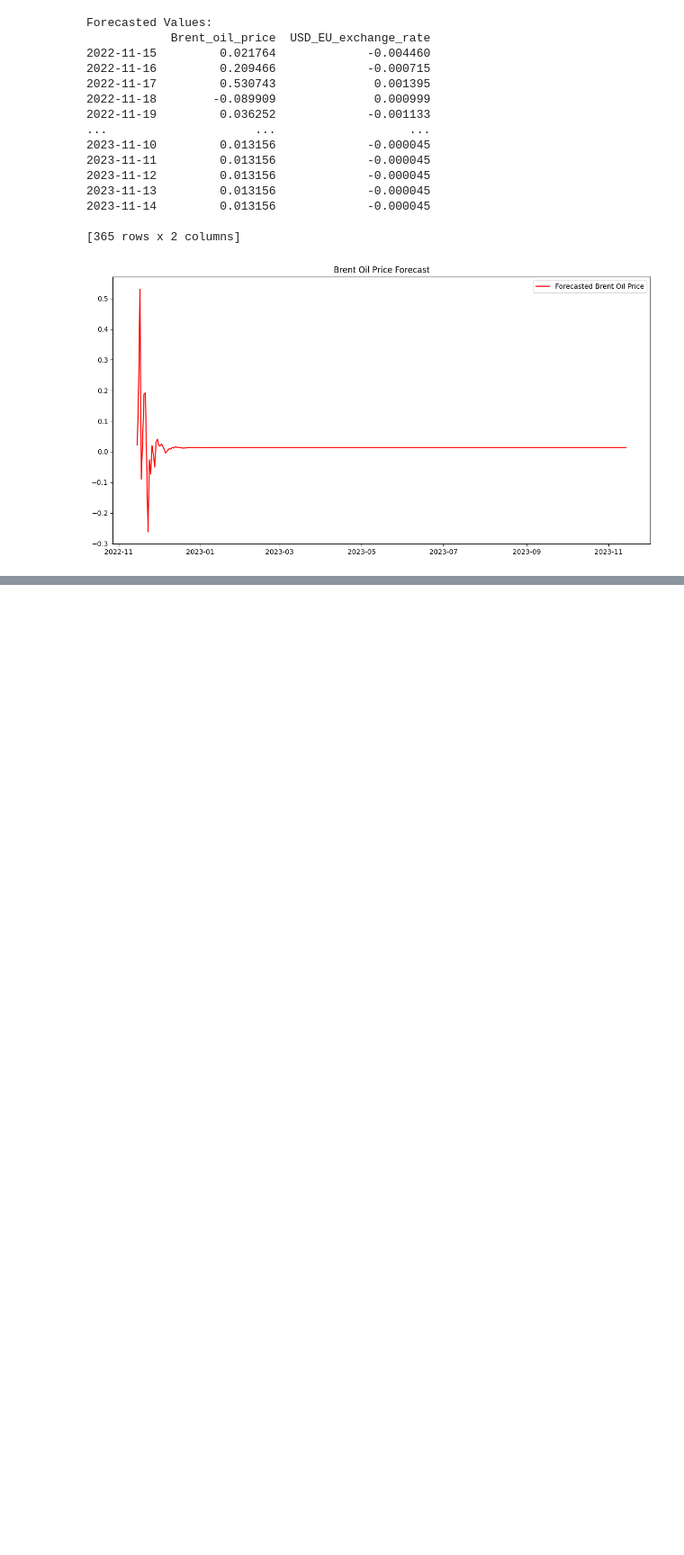
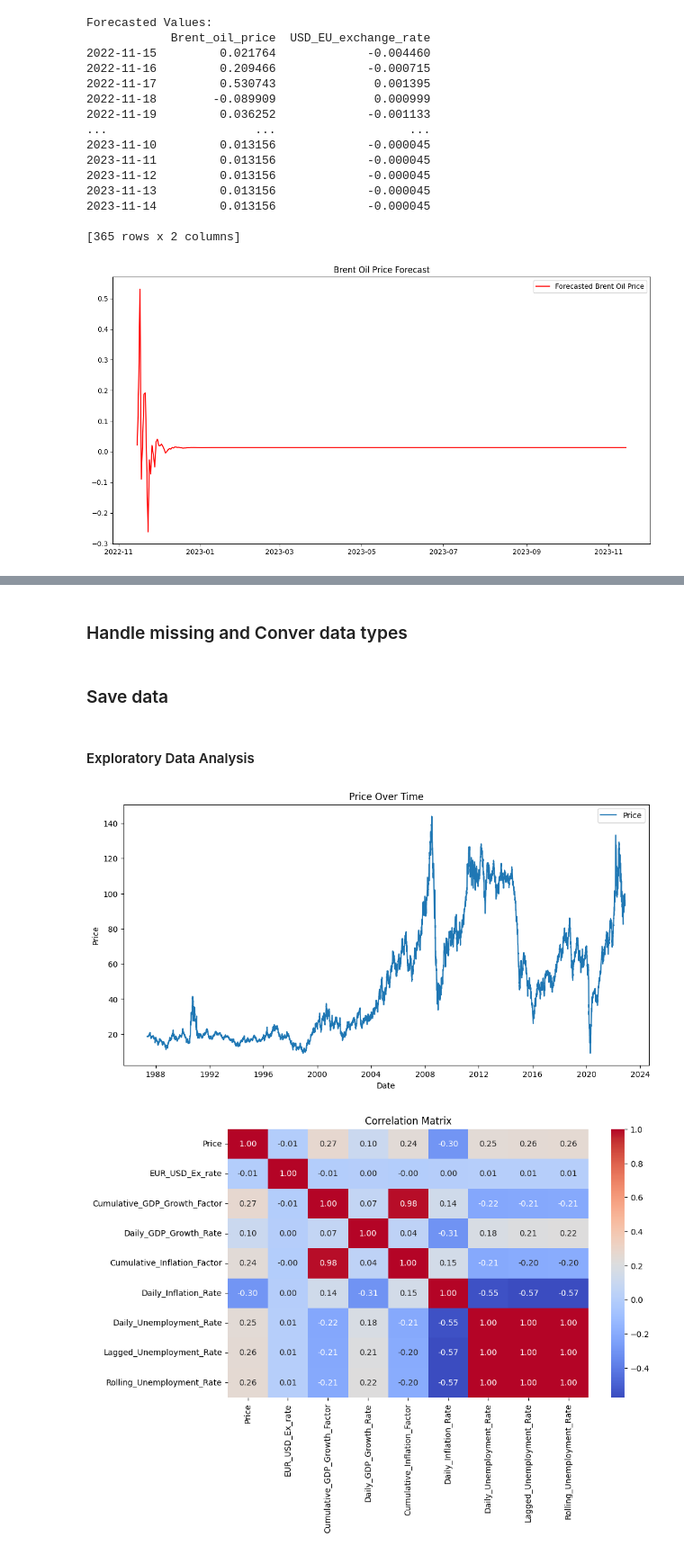
Before and after one commit to wolderufael/Brent_Oil_Price_Change_point_Analysis, a Jupyter notebook: notebook/statistical_and_econometric_model.ipynb, the cells around one changed output, grey strips where cells are left out. Shown at 90% size. Drawn from its saved outputs; the diff is of its cells as text; code cells hidden in the pictures; blank space fills up the shorter version.

```diff
--- a/notebook/statistical_and_econometric_model.ipynb
+++ b/notebook/statistical_and_econometric_model.ipynb
@@ -515,0 +408,2 @@ dtype: object
+# %% [markdown]
+### Handle missing and Conver data types
@@ -515,0 +416,2 @@ dtype: object
+# %% [markdown]
+### Save data
@@ -515,0 +420,35 @@ dtype: object
+# %% [markdown]
+#### Exploratory Data Analysis
+# %%
+import matplotlib.pyplot as plt
+import seaborn as sns
+
+merged_data=pd.read_csv("../data/merged_with_macroeco_indice.csv")
+
+# Convert 'Date' to datetime format
+merged_data['Date'] = pd.to_datetime(merged_data['Date'])
+
+# cols_to_convert = ['Price', 'EUR_USD_Ex_rate', 'Cumulative_GDP_Growth_Factor', 'Cumulative_Inflation_Factor']
+# merged_data[cols_to_convert] = merged_data[cols_to_convert].apply(pd.to_numeric, errors='coerce')
+
+# Set 'Date' as the index
+merged_data.set_index('Date', inplace=True)
+pd.to_numeric([])
+
+# Plot the price over time
+plt.figure(figsize=(12, 6))
+plt.plot(merged_data['Price'], label='Price')
+plt.title('Price Over Time')
+plt.xlabel('Date')
+plt.ylabel('Price')
+plt.legend()
+plt.show()
+
+# Correlation heatmap
+plt.figure(figsize=(10, 6))
+sns.heatmap(merged_data.corr(), annot=True, fmt='.2f', cmap='coolwarm')
+plt.title('Correlation Matrix')
+plt.show()
+# %% [output]
+[figure, added]
+[figure, added]
```
Also changed, not shown: parts of 44 cells of this notebook, 1 other file.
